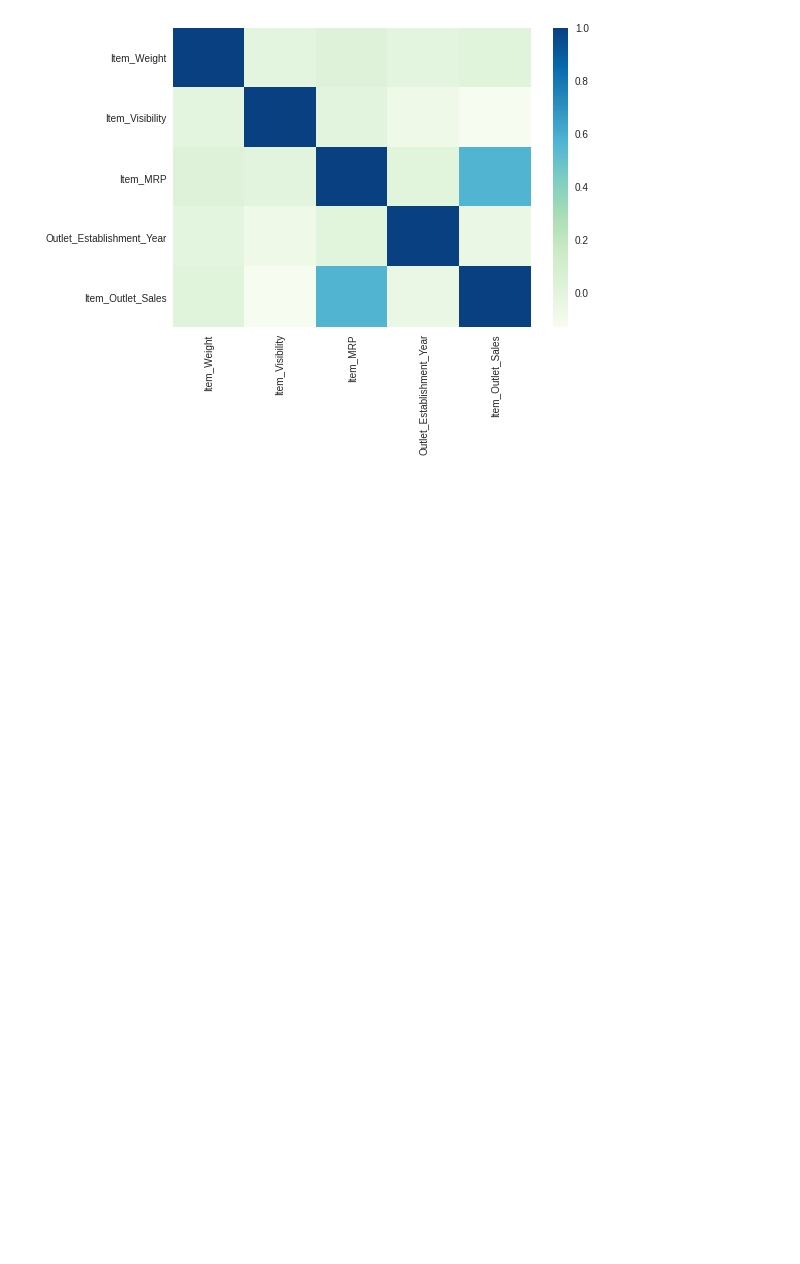
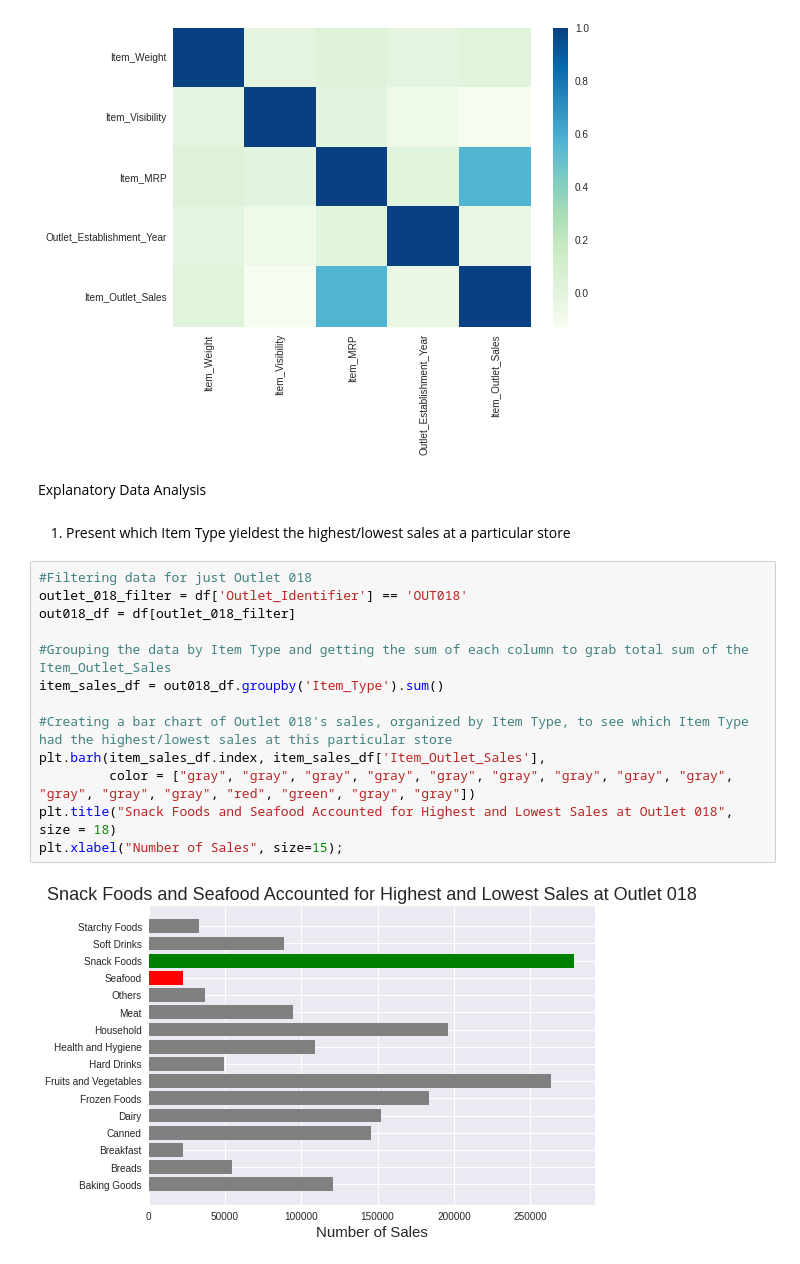
Before and after one commit to hachristina/food-sales-prediction, a Jupyter notebook: Food_Sales_Prediction_Project.ipynb, the cells around one changed output. Drawn from its saved outputs; the diff is of its cells as text; blank space fills up the shorter version.

```diff
--- a/Food_Sales_Prediction_Project.ipynb
+++ b/Food_Sales_Prediction_Project.ipynb
@@ -275,3 +275,22 @@ corr = df.corr()
 sns.heatmap(corr, cmap="GnBu");
 # %% [output]
 [figure]
+# %% [markdown]
+Explanatory Data Analysis
+# %% [markdown]
+1. Present which Item Type yieldest the highest/lowest sales at a particular store
+# %%
+#Filtering data for just Outlet 018
+outlet_018_filter = df['Outlet_Identifier'] == 'OUT018'
+out018_df = df[outlet_018_filter]
+
+#Grouping the data by Item Type and getting the sum of each column to grab total sum of the Item_Outlet_Sales
+item_sales_df = out018_df.groupby('Item_Type').sum()
+
+#Creating a bar chart of Outlet 018's sales, organized by Item Type, to see which Item Type had the highest/lowest sales at this particular store
+plt.barh(item_sales_df.index, item_sales_df['Item_Outlet_Sales'],
+         color = ["gray", "gray", "gray", "gray", "gray", "gray", "gray", "gray", "gray", "gray", "gray", "gray", "red", "green", "gray", "gray"])
+plt.title("Snack Foods and Seafood Accounted for Highest and Lowest Sales at Outlet 018", size = 18)
+plt.xlabel("Number of Sales", size=15);
+# %% [output]
+[figure, added]
```
Also changed, not shown: parts of 2 cells of this notebook.
